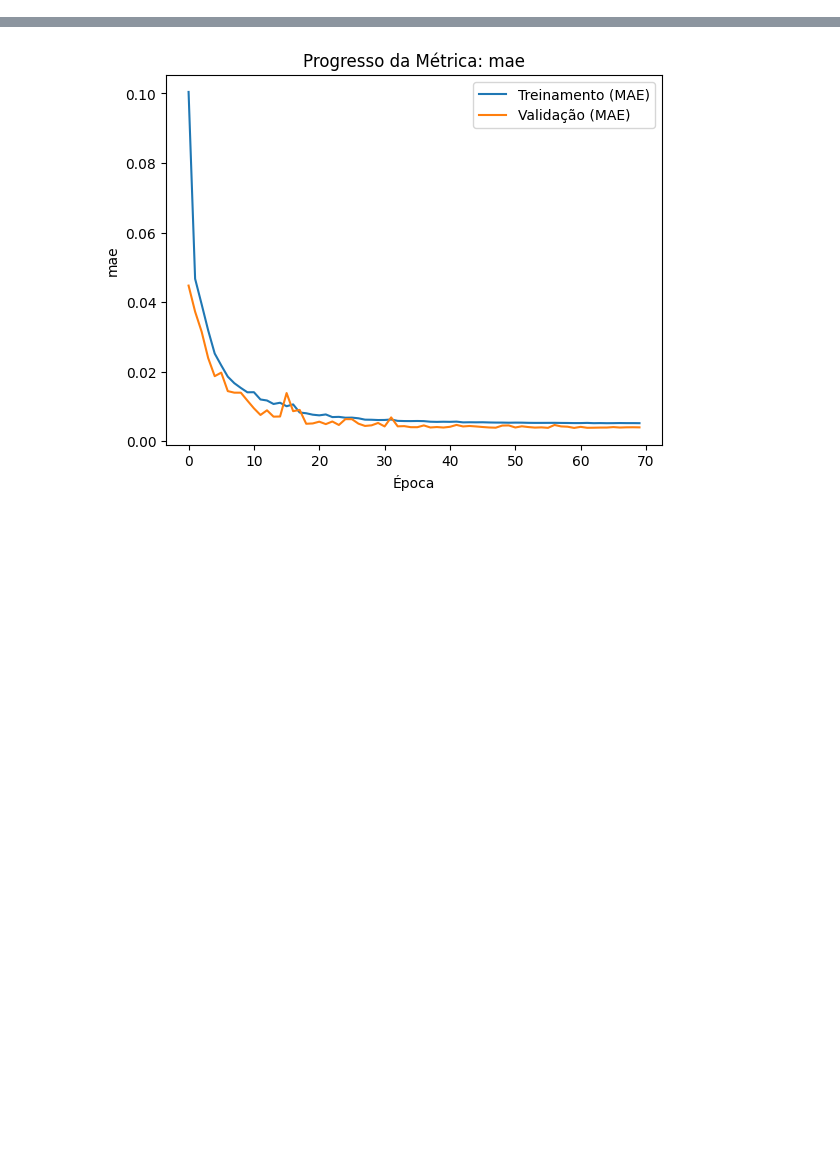
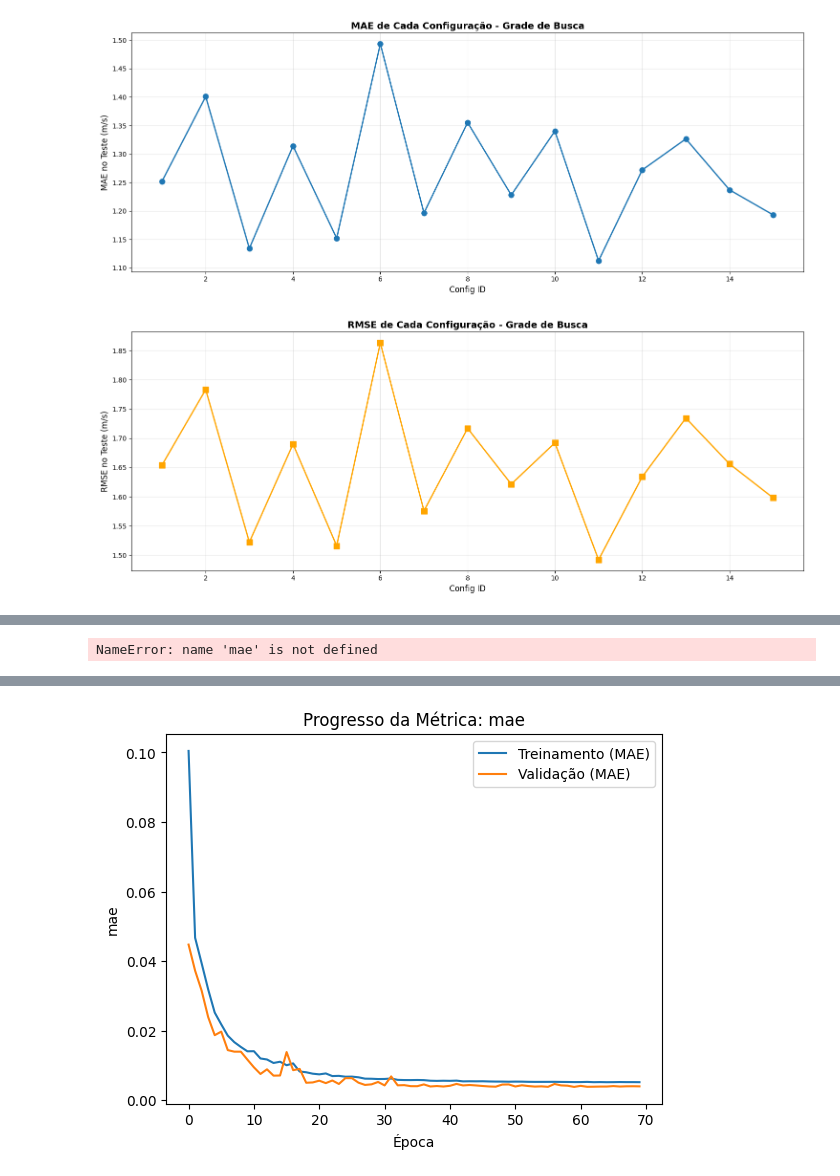
Before and after one commit to zinoLath/wind-speed-forescasting, a Jupyter notebook: notebooks/wind_speed_forecasting.ipynb, the cells around one changed output, grey strips where cells are left out. Drawn from its saved outputs; the diff is of its cells as text; code cells hidden in the pictures; blank space fills up the shorter version.

Commit message:
repo restructure, initial tcn testing with grid searching for params

```diff
--- a/notebooks/wind_speed_forecasting.ipynb
+++ b/notebooks/wind_speed_forecasting.ipynb
@@ -268,0 +493,65 @@ KeyboardInterrupt:
+# %%
+# Análise dos resultados da grade de busca
+results_analysis = pd.read_csv('../results/grid_search_results.csv')
+
+# Plot 1: MAE vs Config
+plt.figure(figsize=(15, 6))
+plt.plot(results_analysis['config_id'], results_analysis['test_mae'], marker='o', linewidth=2, markersize=8)
+plt.xlabel('Config ID', fontsize=12)
+plt.ylabel('MAE no Teste (m/s)', fontsize=12)
+plt.title('MAE de Cada Configuração - Grade de Busca', fontsize=14, fontweight='bold')
+plt.grid(True, alpha=0.3)
+plt.tight_layout()
+plt.savefig('../images/grid_search_mae.png', dpi=300)
+plt.show()
+
+# Plot 2: RMSE vs Config
+plt.figure(figsize=(15, 6))
+plt.plot(results_analysis['config_id'], results_analysis['test_rmse'], marker='s', color='orange', linewidth=2, markersize=8)
+plt.xlabel('Config ID', fontsize=12)
+plt.ylabel('RMSE no Teste (m/s)', fontsize=12)
+plt.title('RMSE de Cada Configuração - Grade de Busca', fontsize=14, fontweight='bold')
+plt.grid(True, alpha=0.3)
+plt.tight_layout()
+plt.savefig('../images/grid_search_rmse.png', dpi=300)
+plt.show()
+
+# Melhor configuração
+best_idx = results_analysis['test_mae'].idxmin()
+best_config = results_analysis.iloc[best_idx]
+
+print("\n" + "="*80)
+print("MELHOR CONFIGURAÇÃO ENCONTRADA")
+print("="*80)
+print(f"Config ID: {best_config['config_id']}")
+print(f"Filters: {best_config['filters']}")
+print(f"Kernel Size: {best_config['kernel_size']}")
+print(f"Learning Rate: {best_config['learning_rate']}")
+print(f"Dropout Rate: {best_config['dropout_rate']}")
+print(f"Número de Blocos: {best_config['n_blocks']}")
+print(f"Épocas Treinadas: {best_config['epochs_trained']}")
+print(f"MAE no Teste: {best_config['test_mae']:.6f}")
+print(f"RMSE no Teste: {best_config['test_rmse']:.6f}")
+print("="*80)
+
+# Top 5 configs
+print("\nTOP 5 - Melhores Configurações (por MAE):")
+print("-" * 80)
+top_5 = results_analysis.nsmallest(5, 'test_mae')[['config_id', 'filters', 'kernel_size',
+                                                       'learning_rate', 'dropout_rate', 'n_blocks',
+                                                       'test_mae', 'test_rmse']]
+for i, row in top_5.iterrows():
+    print(f"Config {int(row['config_id'])} | F:{int(row['filters'])} K:{int(row['kernel_size'])} "
+          f"LR:{row['learning_rate']:.0e} Dropout:{row['dropout_rate']:.2f} "
+          f"Blocks:{int(row['n_blocks'])} | MAE: {row['test_mae']:.6f} RMSE: {row['test_rmse']:.6f}")
+print("-" * 80)
+
+# Comparação com modelo baseline
+print(f"\nComparação com Modelo Baseline:")
+#print(f"Baseline MAE: {mae:.6f}")
+print(f"Melhor Config MAE: {best_config['test_mae']:.6f}")
+improvement = ((mae - best_config['test_mae']) / mae) * 100
+print(f"Melhoria: {improvement:+.2f}%")
+# %% [output]
+[figure, added]
+[figure, added]
@@ -269,3 +575,4 @@ KeyboardInterrupt:
+NameError: name 'mae' is not defined
 # %%
 
 plt.plot(history.history['loss'], label='Perda de Treinamento (MSE)')
```
Also changed, not shown: parts of 13 cells of this notebook, 12 other files.
